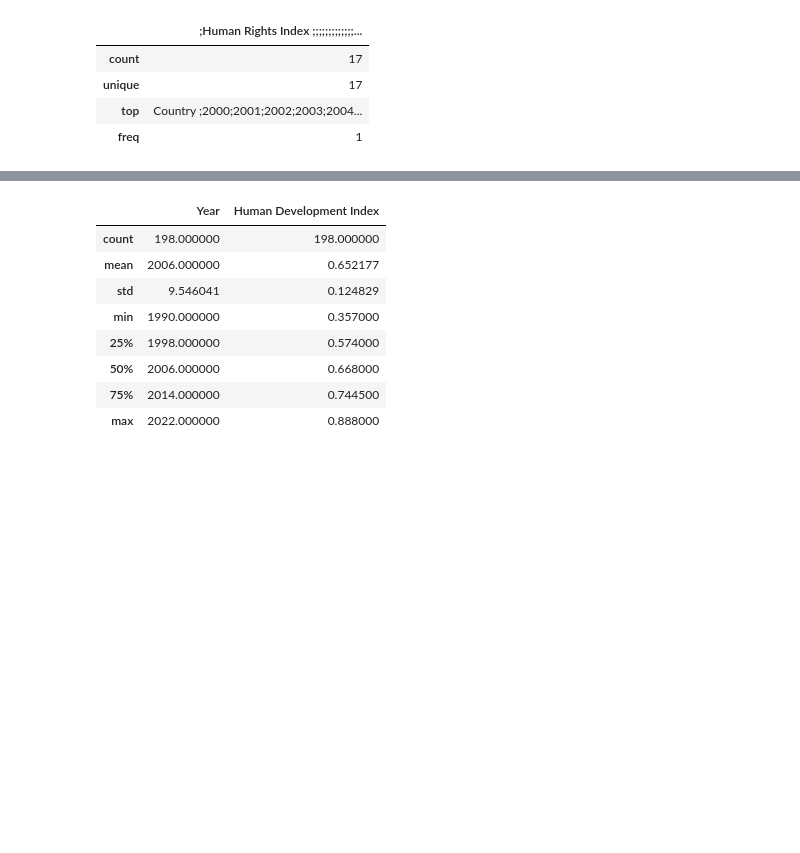
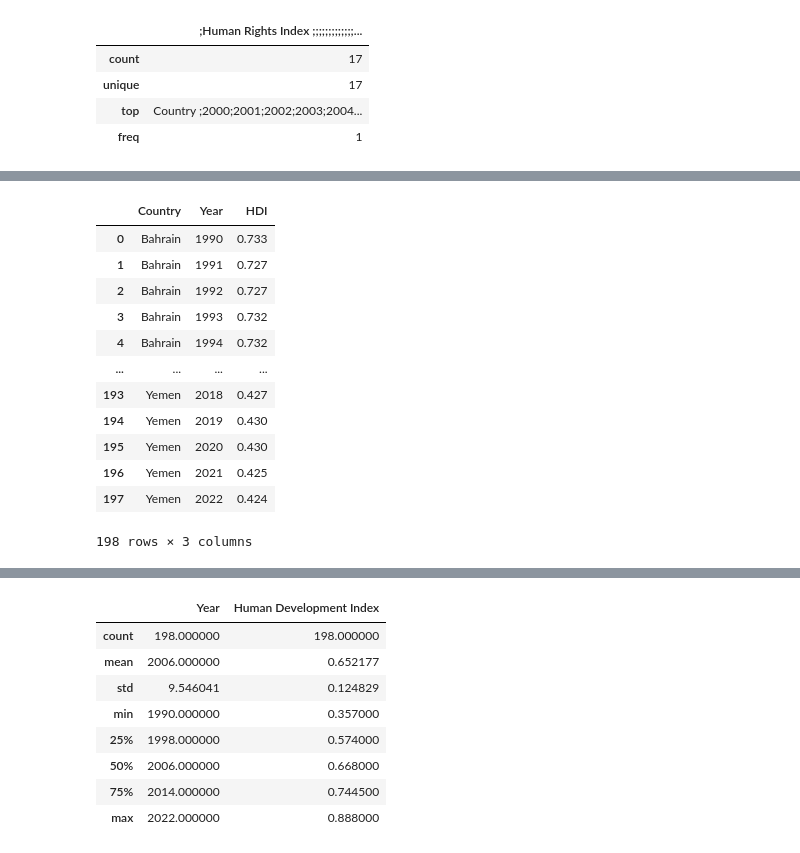
Before and after one commit to Josephmdlv/Final-work, a Jupyter notebook: Summary_statistics.ipynb, the cells around one changed output, grey strips where cells are left out. Cells and saved outputs as stored; diff of their text form; code cells hidden in the pictures; blank space fills up the shorter version.

```diff
--- a/Summary_statistics.ipynb
+++ b/Summary_statistics.ipynb
@@ -205,0 +207,19 @@ KeyError: "['Code'] not found in axis"
+# %%
+human_development_index = human_development_index.dropna(axis=1, how="all")
+if human_development_index["Year"].notna().all():
+    human_development_index["Year"] = human_development_index["Year"].astype(int)
+human_development_index
+# %% [output]
+|  | Country | Year | HDI |
+| 0 | Bahrain | 1990 | 0.733 |
+| 1 | Bahrain | 1991 | 0.727 |
+| 2 | Bahrain | 1992 | 0.727 |
+| 3 | Bahrain | 1993 | 0.732 |
+| 4 | Bahrain | 1994 | 0.732 |
+| ... | ... | ... | ... |
+| 193 | Yemen | 2018 | 0.427 |
+| 194 | Yemen | 2019 | 0.430 |
+| 195 | Yemen | 2020 | 0.430 |
+| 196 | Yemen | 2021 | 0.425 |
+| 197 | Yemen | 2022 | 0.424 |
+198 rows × 3 columns
```
Also changed, not shown: parts of 21 cells of this notebook.
